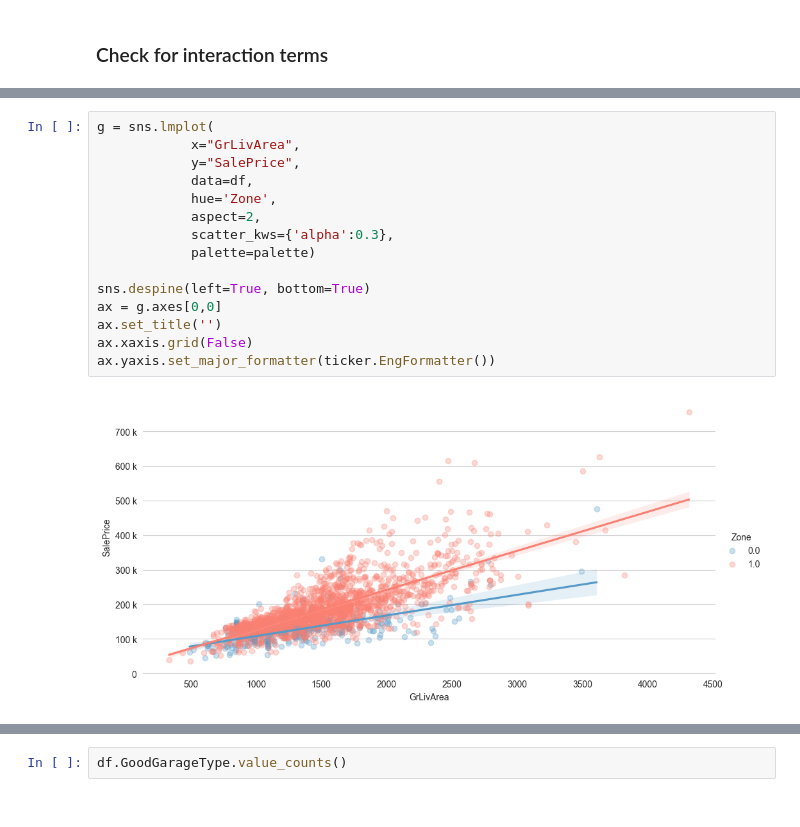
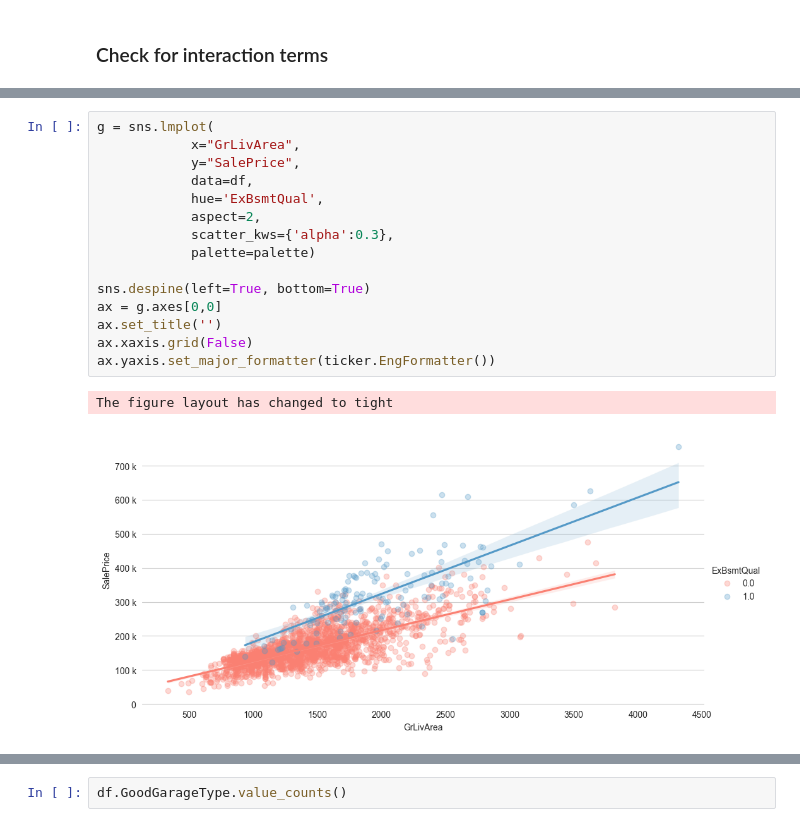
Before and after one commit to franciscapalacios/housing_project, a Jupyter notebook: Preprocessing.ipynb, the cells around one changed output, grey strips where cells are left out. Cells and saved outputs as stored; diff of their text form.

```diff
--- a/Preprocessing.ipynb
+++ b/Preprocessing.ipynb
@@ -334,20 +348,21 @@ ax.yaxis.set_major_formatter(ticker.EngFormatter())
 # %%
 g = sns.lmplot(
             x="GrLivArea",
             y="SalePrice",
             data=df,
-            hue='Zone',
+            hue='ExBsmtQual',
             aspect=2,
             scatter_kws={'alpha':0.3},
             palette=palette)
 
 sns.despine(left=True, bottom=True)
 ax = g.axes[0,0]
 ax.set_title('')
 ax.xaxis.grid(False)
 ax.yaxis.set_major_formatter(ticker.EngFormatter())
 # %% [output]
+The figure layout has changed to tight
-[figure, old version]
+[figure, new version]
 # %%
 g = sns.lmplot(
             x="GarageArea",
```
Also changed, not shown: parts of 4 cells of this notebook, 2 other files.
